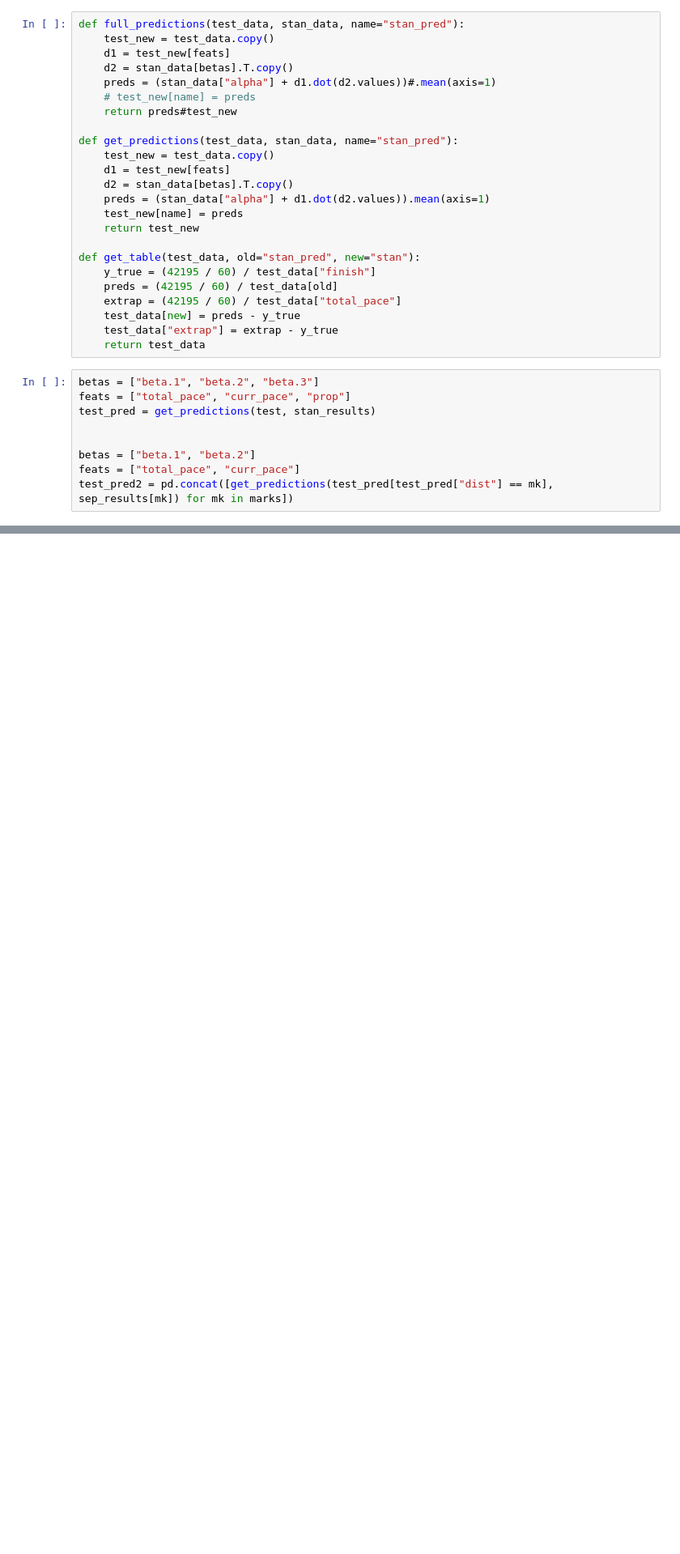
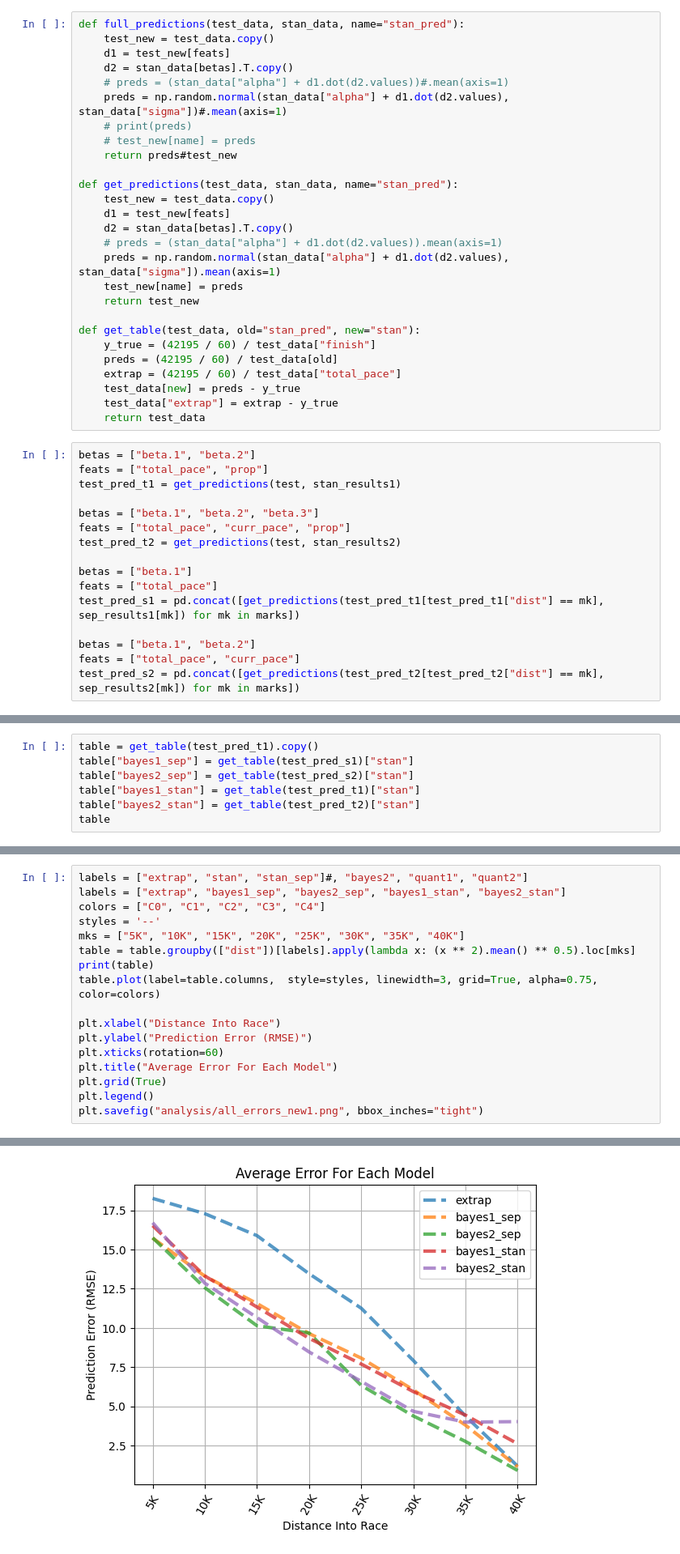
Before and after one commit to eaegerber/Marathon_Predictor, a Jupyter notebook: pystan_test.ipynb, the cells around one changed output, grey strips where cells are left out. Shown at 81% size. Cells and saved outputs as stored; diff of their text form; blank space fills up the shorter version.

Commit message:
Develop separate and combined stan bayes models

```diff
--- a/pystan_test.ipynb
+++ b/pystan_test.ipynb
@@ -89,7 +100,9 @@ def full_predictions(test_data, stan_data, name="stan_pred"):
     test_new = test_data.copy()
     d1 = test_new[feats]
     d2 = stan_data[betas].T.copy()
-    preds = (stan_data["alpha"] + d1.dot(d2.values))#.mean(axis=1)
+    # preds = (stan_data["alpha"] + d1.dot(d2.values))#.mean(axis=1)
+    preds = np.random.normal(stan_data["alpha"] + d1.dot(d2.values), stan_data["sigma"])#.mean(axis=1)
+    # print(preds)
     # test_new[name] = preds
     return preds#test_new
 
@@ -97,7 +110,8 @@ def get_predictions(test_data, stan_data, name="stan_pred"):
     test_new = test_data.copy()
     d1 = test_new[feats]
     d2 = stan_data[betas].T.copy()
-    preds = (stan_data["alpha"] + d1.dot(d2.values)).mean(axis=1)
+    # preds = (stan_data["alpha"] + d1.dot(d2.values)).mean(axis=1)
+    preds = np.random.normal(stan_data["alpha"] + d1.dot(d2.values), stan_data["sigma"]).mean(axis=1)
     test_new[name] = preds
     return test_new
 
@@ -109,11 +123,18 @@ def get_table(test_data, old="stan_pred", new="stan"):
     test_data["extrap"] = extrap - y_true
     return test_data
 # %%
+betas = ["beta.1", "beta.2"]
+feats = ["total_pace", "prop"]
+test_pred_t1 = get_predictions(test, stan_results1)
+
 betas = ["beta.1", "beta.2", "beta.3"]
 feats = ["total_pace", "curr_pace", "prop"]
-test_pred = get_predictions(test, stan_results)
+test_pred_t2 = get_predictions(test, stan_results2)
 
+betas = ["beta.1"]
+feats = ["total_pace"]
+test_pred_s1 = pd.concat([get_predictions(test_pred_t1[test_pred_t1["dist"] == mk], sep_results1[mk]) for mk in marks])
 
 betas = ["beta.1", "beta.2"]
 feats = ["total_pace", "curr_pace"]
-test_pred2 = pd.concat([get_predictions(test_pred[test_pred["dist"] == mk], sep_results[mk]) for mk in marks])
+test_pred_s2 = pd.concat([get_predictions(test_pred_t2[test_pred_t2["dist"] == mk], sep_results2[mk]) for mk in marks])
@@ -153,0 +141,7 @@ test_pred
+# %%
+table = get_table(test_pred_t1).copy()
+table["bayes1_sep"] = get_table(test_pred_s1)["stan"]
+table["bayes2_sep"] = get_table(test_pred_s2)["stan"]
+table["bayes1_stan"] = get_table(test_pred_t1)["stan"]
+table["bayes2_stan"] = get_table(test_pred_t2)["stan"]
+table
@@ -153,0 +162,18 @@ test_pred
+# %%
+labels = ["extrap", "stan", "stan_sep"]#, "bayes2", "quant1", "quant2"]
+labels = ["extrap", "bayes1_sep", "bayes2_sep", "bayes1_stan", "bayes2_stan"]
+colors = ["C0", "C1", "C2", "C3", "C4"]
+styles = '--'
+mks = ["5K", "10K", "15K", "20K", "25K", "30K", "35K", "40K"]
+table = table.groupby(["dist"])[labels].apply(lambda x: (x ** 2).mean() ** 0.5).loc[mks]
+print(table)
+table.plot(label=table.columns,  style=styles, linewidth=3, grid=True, alpha=0.75, color=colors)
+
+plt.xlabel("Distance Into Race")
+plt.ylabel("Prediction Error (RMSE)")
+plt.xticks(rotation=60)
+plt.title("Average Error For Each Model")
+plt.grid(True)
+plt.legend()
+plt.savefig("analysis/all_errors_new1.png", bbox_inches="tight")
+# %% [output]
@@ -153,0 +190 @@ test_pred
+[figure, added]
```
Also changed, not shown: parts of 24 cells of this notebook, 21 other files.
